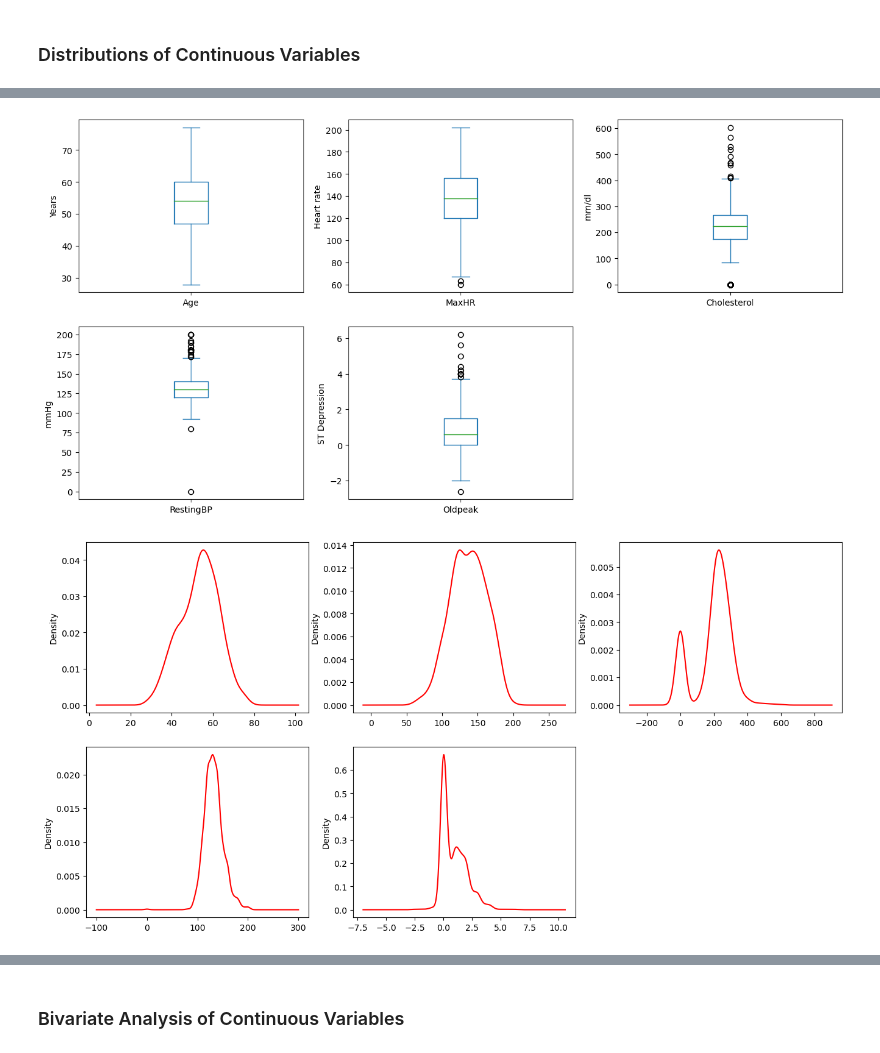
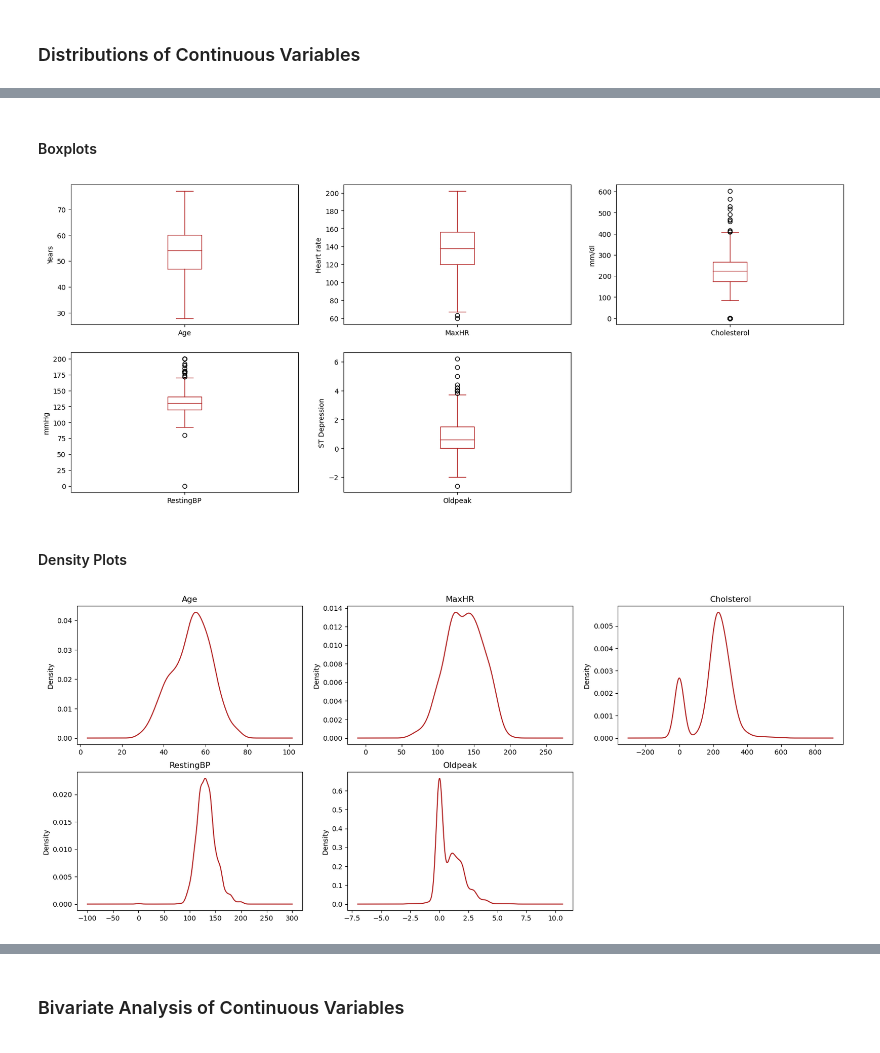
Before and after one commit to matthewstreets/heart-disease-classification, a Jupyter notebook: heart.ipynb, the cells around one changed output, grey strips where cells are left out. Cells and saved outputs as stored; diff of their text form; code cells hidden in the pictures.

```diff
--- a/heart.ipynb
+++ b/heart.ipynb
@@ -170,22 +200,38 @@ plt.show()
+# %% [markdown]
+#### Boxplots
 # %%
-fig, axes = plt.subplots(nrows = 2, ncols = 3, figsize = (16, 8))
-df['Age'].plot(kind='box', ax=axes[0, 0], ylabel='Years')
-df['MaxHR'].plot(kind='box', ax=axes[0, 1], ylabel='Heart rate')
-df['Cholesterol'].plot(kind='box', ax=axes[0, 2], ylabel='mm/dl')
-df['RestingBP'].plot(kind='box', ax=axes[1, 0], ylabel='mmHg')
-df['Oldpeak'].plot(kind='box', ax=axes[1, 1], ylabel='ST Depression')
+# creates the figure to hold the subplots
+fig, axes = plt.subplots(nrows = 2, ncols = 3, figsize = (20, 8))
+
+# creates the subplots
+df['Age'].plot(kind='box', ax=axes[0, 0], ylabel='Years', color = 'firebrick')
+df['MaxHR'].plot(kind='box', ax=axes[0, 1], ylabel='Heart rate', color = 'firebrick')
+df['Cholesterol'].plot(kind='box', ax=axes[0, 2], ylabel='mm/dl', color = 'firebrick')
+df['RestingBP'].plot(kind='box', ax=axes[1, 0], ylabel='mmHg', color = 'firebrick')
+df['Oldpeak'].plot(kind='box', ax=axes[1, 1], ylabel='ST Depression', color = 'firebrick')
+
+# removes the last subplot
 fig.delaxes(axes[1, 2])
+
 plt.show()
 # %% [output]
-[figure, old version]
+[figure, new version]
+# %% [markdown]
+#### Density Plots
 # %%
-fig, axes = plt.subplots(nrows = 2, ncols = 3, figsize = (16, 8))
-df['Age'].plot(kind='density', color='r', ax=axes[0, 0])
-df['MaxHR'].plot(kind='density', color='r', ax=axes[0, 1])
-df['Cholesterol'].plot(kind='density', color='r', ax=axes[0, 2])
-df['RestingBP'].plot(kind='density', color='r', ax=axes[1, 0])
-df['Oldpeak'].plot(kind='density', color='r', ax=axes[1, 1])
+# creates the figure to hold the subplots
+fig, axes = plt.subplots(nrows = 2, ncols = 3, figsize = (20, 8))
+
+# creates the subplots
+df['Age'].plot(kind='density', color='firebrick', ax=axes[0, 0], title = 'Age')
+df['MaxHR'].plot(kind='density', color='firebrick', ax=axes[0, 1], title = 'MaxHR')
+df['Cholesterol'].plot(kind='density', color='firebrick', ax=axes[0, 2], title = 'Cholsterol')
+df['RestingBP'].plot(kind='density', color='firebrick', ax=axes[1, 0], title = 'RestingBP')
+df['Oldpeak'].plot(kind='density', color='firebrick', ax=axes[1, 1], title = 'Oldpeak')
+
+# removes the last subplot
 fig.delaxes(axes[1, 2])
+
 plt.show()
 # %% [output]
-[figure, old version]
+[figure, new version]
```
Also changed, not shown: parts of 40 cells of this notebook, 1 other file.
